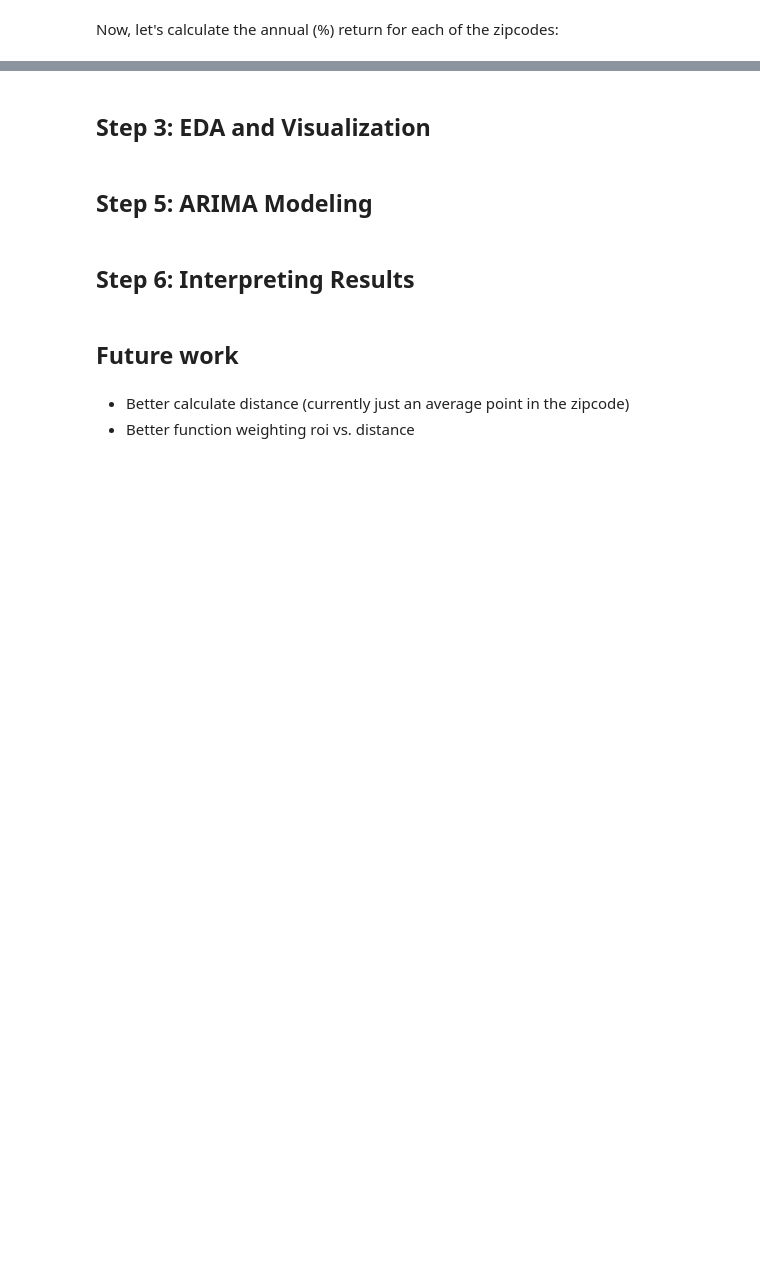
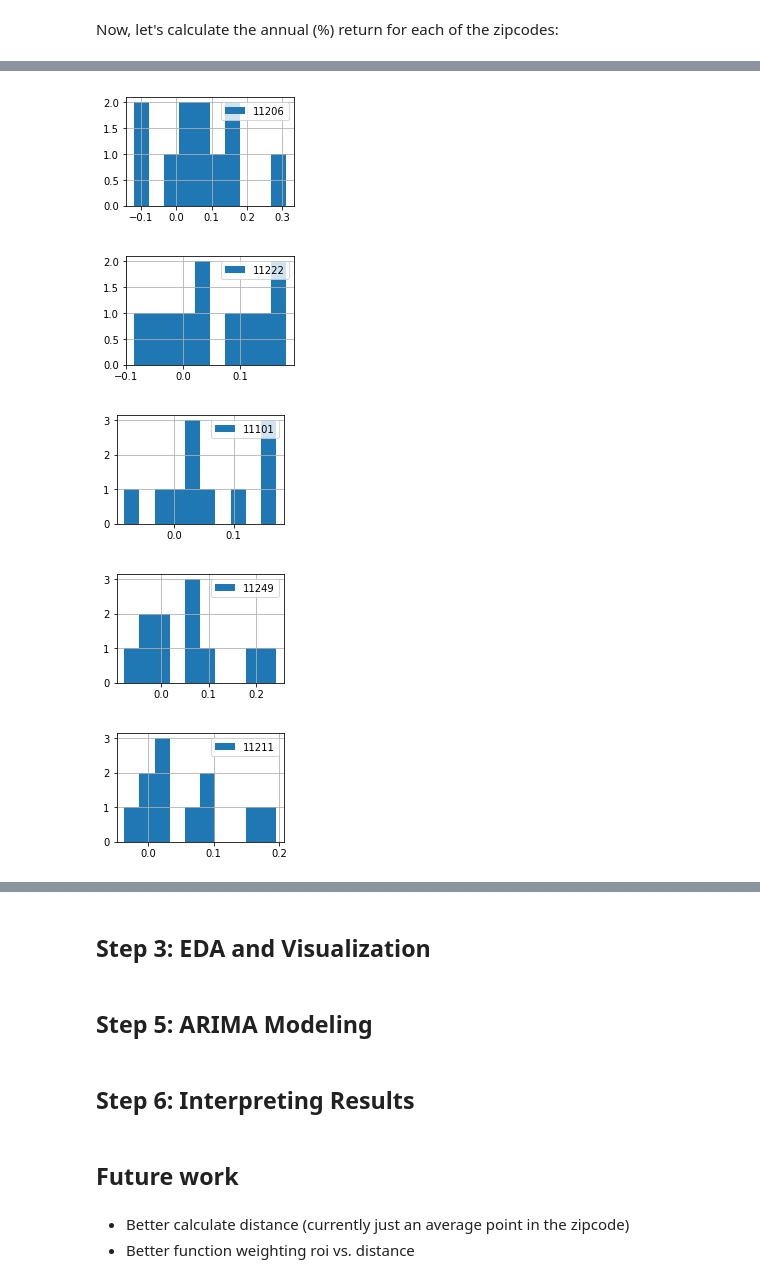
Before and after one commit to bartomolina/dsmod4project, a Jupyter notebook: student.ipynb, the cells around one changed output, grey strips where cells are left out. Drawn from its saved outputs; the diff is of its cells as text; code cells hidden in the pictures; blank space fills up the shorter version.

```diff
--- a/student.ipynb
+++ b/student.ipynb
@@ -356,0 +364,4 @@ for zipcode in df_ts_zipcode_pct_change:
+# %%
+for zipcode in df_ts_zipcode_pct_change:
+    df_ts_zipcode_pct_change_monthly[zipcode].plot(label=zipcode,figsize=(15,6))
+    plt.legend()
@@ -356,0 +374,12 @@ for zipcode in df_ts_zipcode_pct_change:
+# %%
+# annual return normality check
+for zipcode in df_ts_zipcode_pct_change:
+    df_ts_zipcode_pct_change_annual[zipcode].hist(label=zipcode,figsize=(3,2))
+    plt.legend()
+    plt.show()
+# %% [output]
+[figure, added]
+[figure, added]
+[figure, added]
+[figure, added]
+[figure, added]
```
Also changed, not shown: parts of 11 cells of this notebook.
